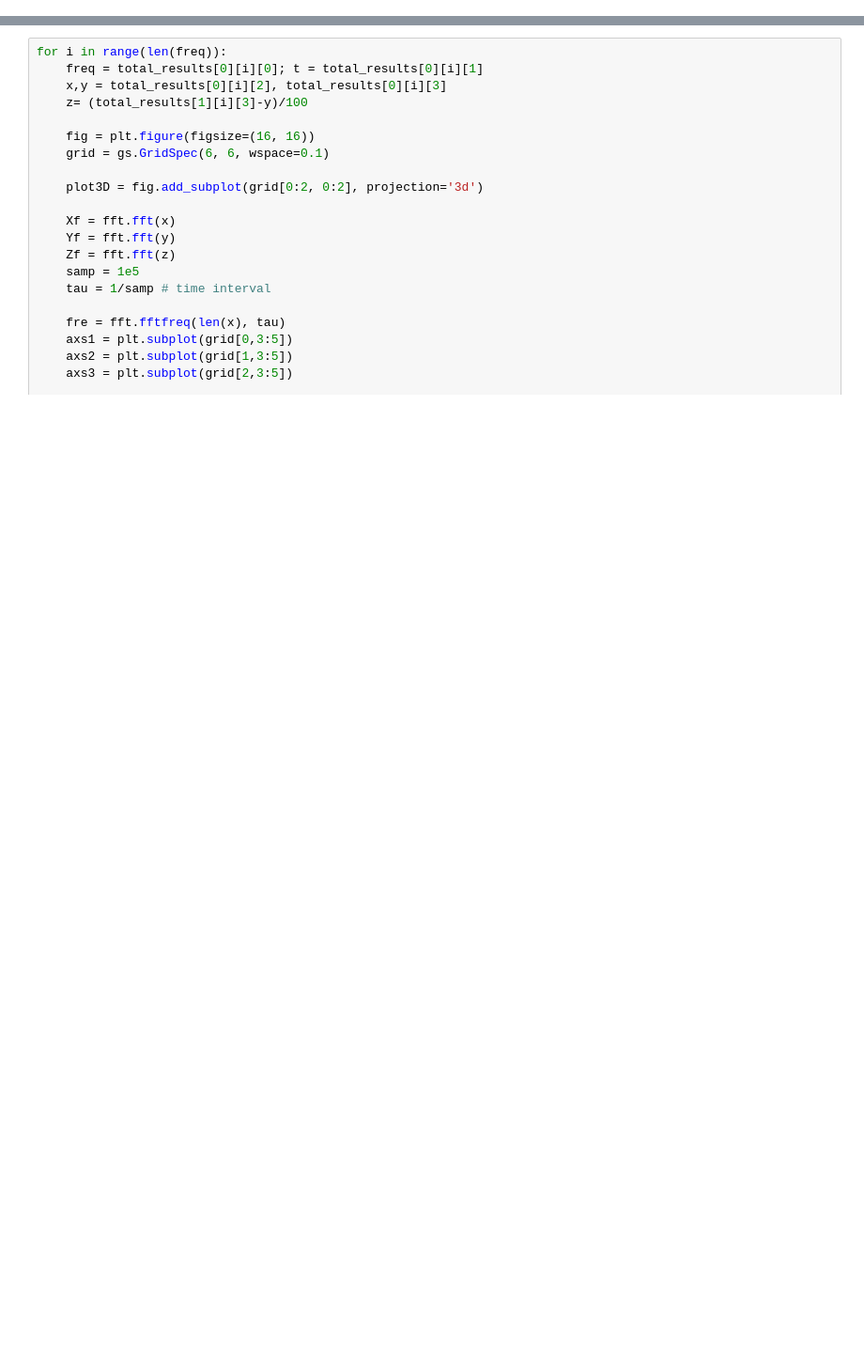
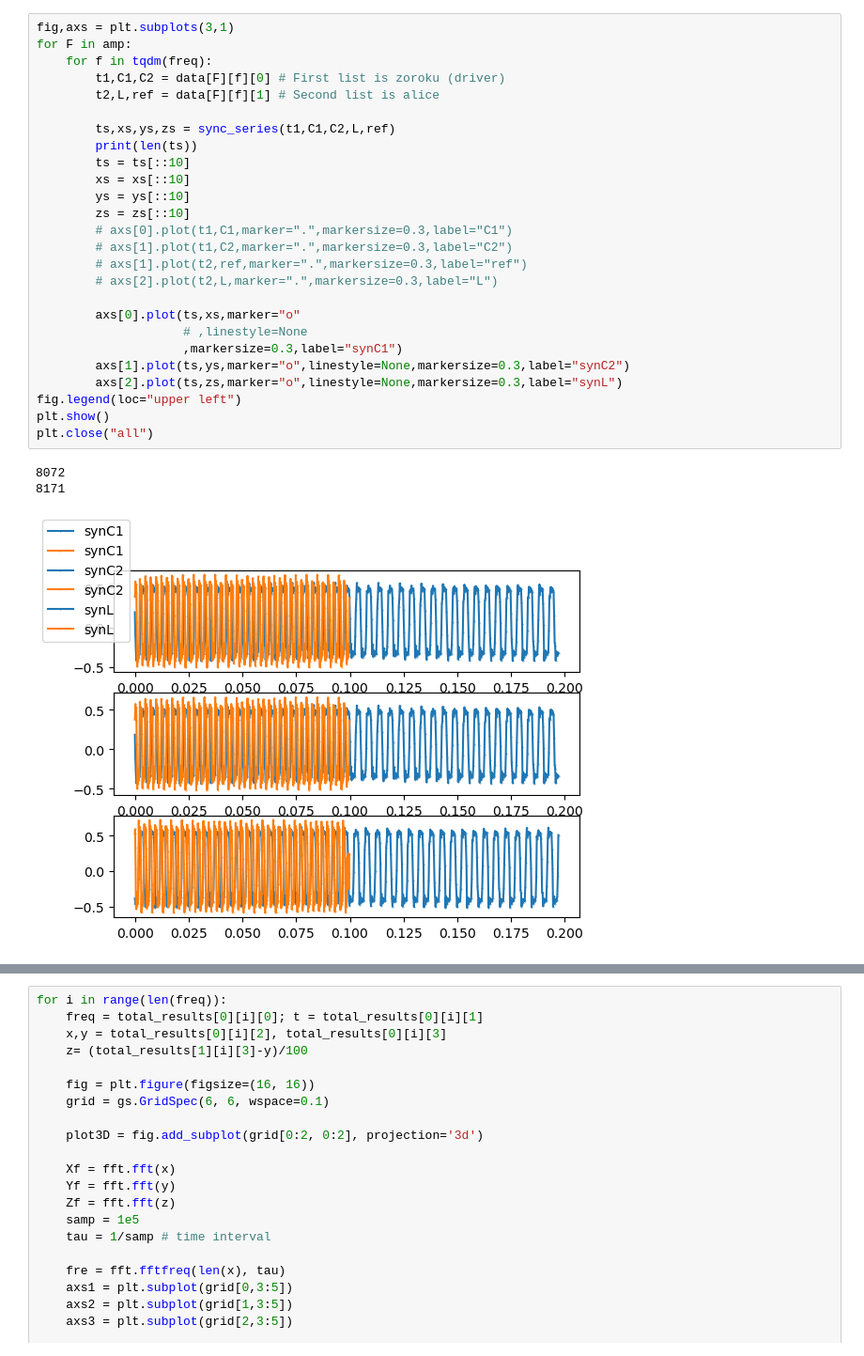
Before and after one commit to Chwanhee/Metrology, a Jupyter notebook: Report_2/33th_bldg.ipynb, the cells around one changed output, grey strips where cells are left out. Shown at 94% size. Saved outputs shown, nothing was run; the diff lists cells and outputs as text; blank space fills up the shorter version.

```diff
--- a/Report_2/33th_bldg.ipynb
+++ b/Report_2/33th_bldg.ipynb
@@ -16,0 +116,30 @@ alice = ad2.connect(1)
+# %%
+fig,axs = plt.subplots(3,1)
+for F in amp:
+    for f in tqdm(freq):
+        t1,C1,C2 = data[F][f][0] # First list is zoroku (driver)
+        t2,L,ref = data[F][f][1] # Second list is alice
+
+        ts,xs,ys,zs = sync_series(t1,C1,C2,L,ref)
+        print(len(ts))
+        ts = ts[::10]
+        xs = xs[::10]
+        ys = ys[::10]
+        zs = zs[::10]
+        # axs[0].plot(t1,C1,marker=".",markersize=0.3,label="C1")
+        # axs[1].plot(t1,C2,marker=".",markersize=0.3,label="C2")
+        # axs[1].plot(t2,ref,marker=".",markersize=0.3,label="ref")
+        # axs[2].plot(t2,L,marker=".",markersize=0.3,label="L")
+
+        axs[0].plot(ts,xs,marker="o"
+                    # ,linestyle=None
+                    ,markersize=0.3,label="synC1")
+        axs[1].plot(ts,ys,marker="o",linestyle=None,markersize=0.3,label="synC2")
+        axs[2].plot(ts,zs,marker="o",linestyle=None,markersize=0.3,label="synL")
+fig.legend(loc="upper left")
+plt.show()
+plt.close("all")
+# %% [output]
+8072
+8171
+[figure, added]
```
Also changed, not shown: parts of 11 cells of this notebook, 3 other files.
